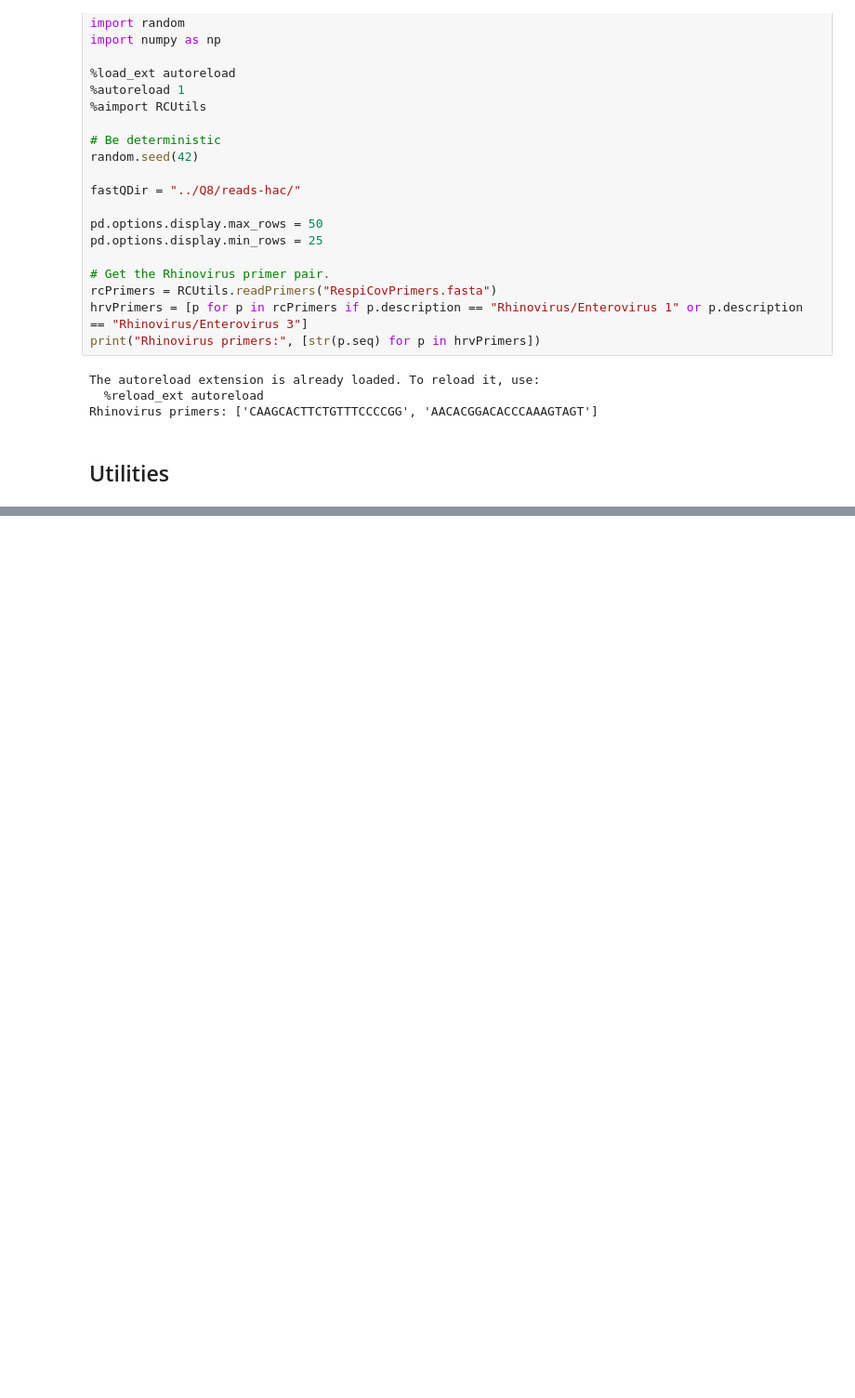
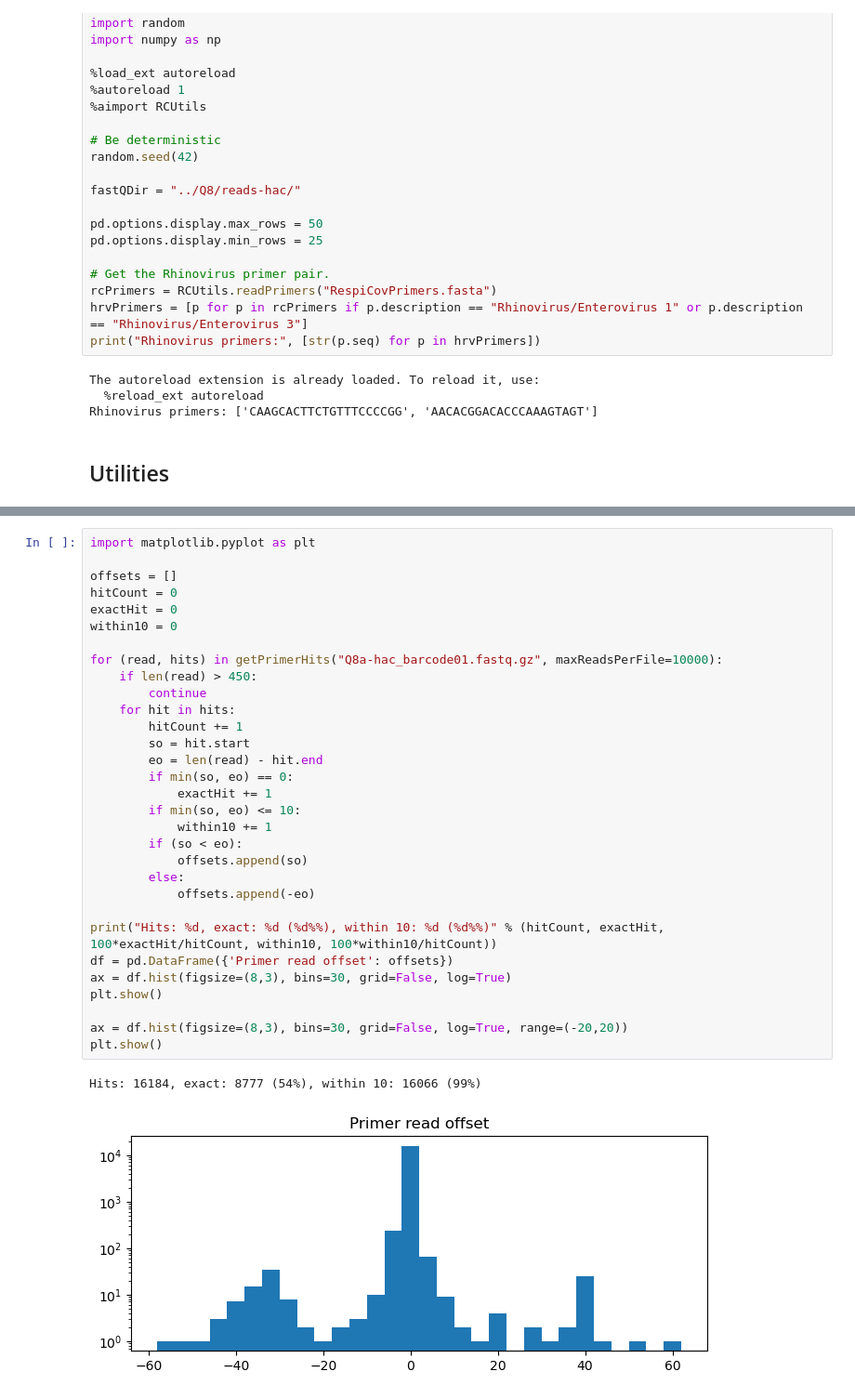
Before and after one commit to RByers/RespiCov-analyze, a Jupyter notebook: Q8AnalyzeHRV.ipynb, the cells around one changed output, grey strips where cells are left out. Shown at 93% size. Drawn from its saved outputs; the diff is of its cells as text; blank space fills up the shorter version.

```diff
--- a/Q8AnalyzeHRV.ipynb
+++ b/Q8AnalyzeHRV.ipynb
@@ -233,0 +233,34 @@ Processing  Q8b-hac_unclassified.fastq.gz 10001 reads, 0 with hits (0%)
+# %%
+import matplotlib.pyplot as plt
+
+offsets = []
+hitCount = 0
+exactHit = 0
+within10 = 0
+
+for (read, hits) in getPrimerHits("Q8a-hac_barcode01.fastq.gz", maxReadsPerFile=10000):
+    if len(read) > 450:
+        continue
+    for hit in hits:
+        hitCount += 1
+        so = hit.start
+        eo = len(read) - hit.end
+        if min(so, eo) == 0:
+            exactHit += 1
+        if min(so, eo) <= 10:
+            within10 += 1
+        if (so < eo):
+            offsets.append(so)
+        else:
+            offsets.append(-eo)
+
+print("Hits: %d, exact: %d (%d%%), within 10: %d (%d%%)" % (hitCount, exactHit, 100*exactHit/hitCount, within10, 100*within10/hitCount))
+df = pd.DataFrame({'Primer read offset': offsets})
+ax = df.hist(figsize=(8,3), bins=30, grid=False, log=True)
+plt.show()
+
+ax = df.hist(figsize=(8,3), bins=30, grid=False, log=True, range=(-20,20))
+plt.show()
+# %% [output]
+Hits: 16184, exact: 8777 (54%), within 10: 16066 (99%)
+[figure, added]
```
Also changed, not shown: parts of 15 cells of this notebook.
